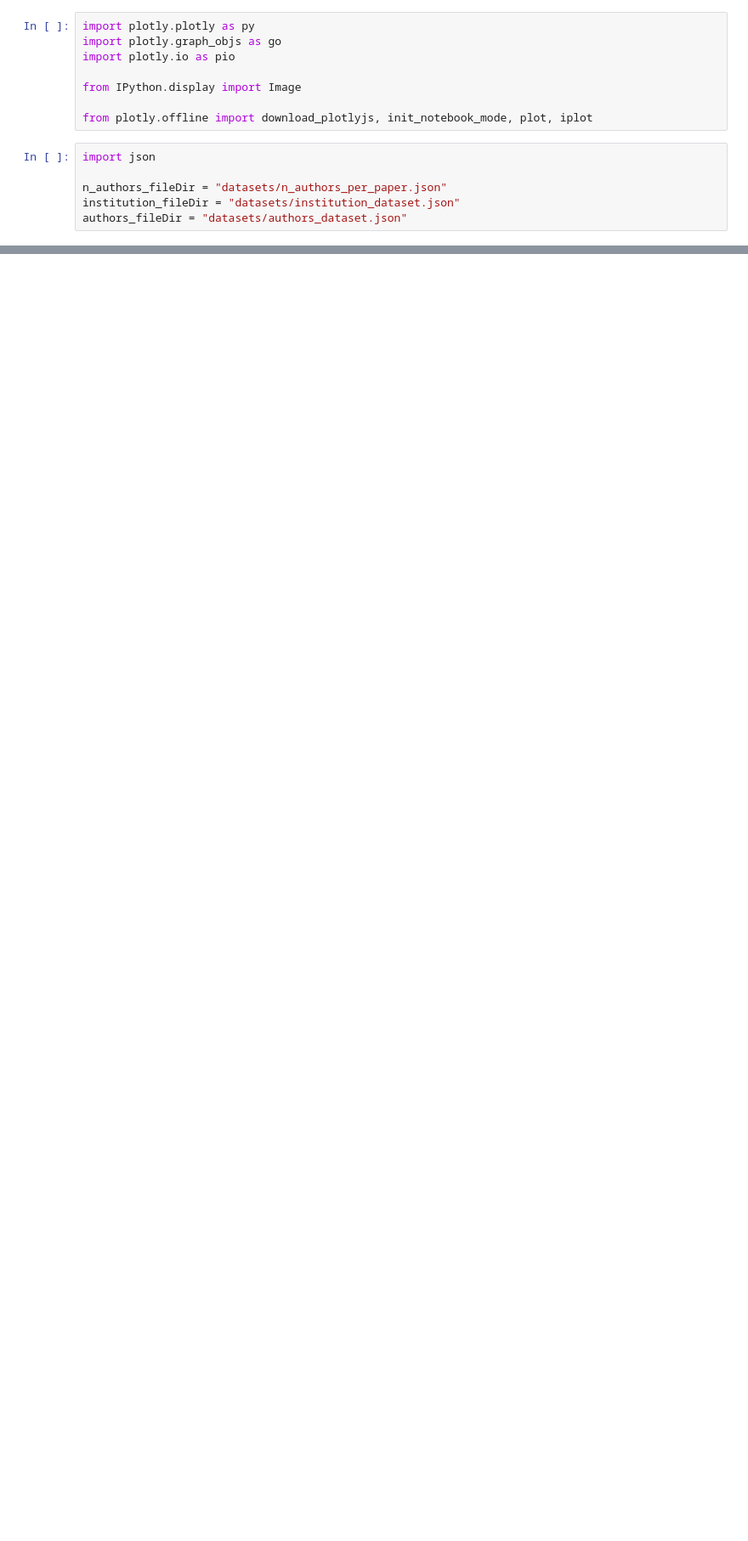
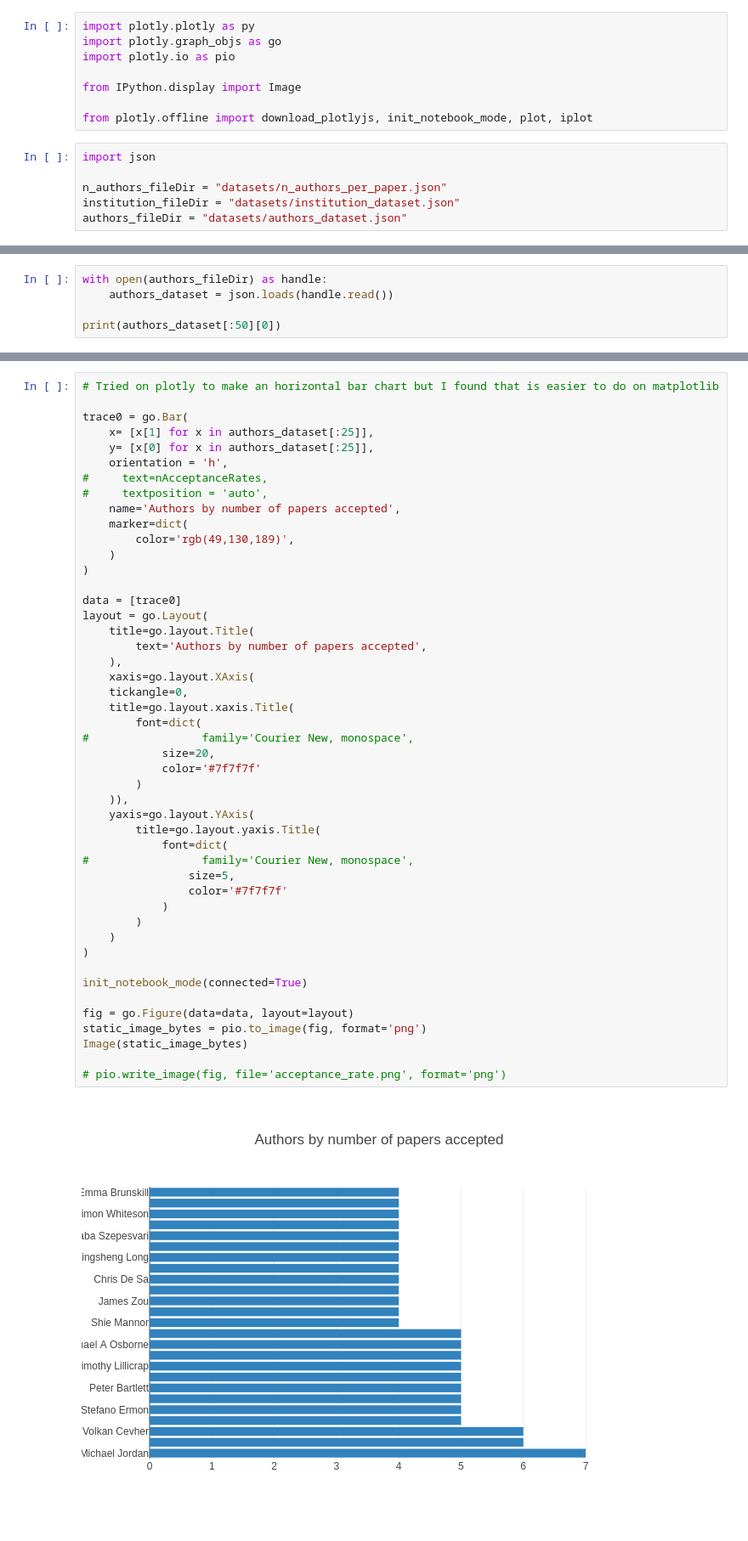
Before and after one commit to dcharrezt/ICML-2019-Stats, a Jupyter notebook: graphs.ipynb, the cells around one changed output, grey strips where cells are left out. Shown: that part at 85% size. Cells and saved outputs as stored; diff of their text form; blank space fills up the shorter version.

Commit message:
added plot of authors ranked by number of papers accepted

```diff
--- a/graphs.ipynb
+++ b/graphs.ipynb
@@ -71,3 +66,8 @@ static_image_bytes = pio.to_image(fig, format='png')
 Image(static_image_bytes)
 
 pio.write_image(fig, file='images/authors_per_paper.png', format='png')
+# %%
+with open(authors_fileDir) as handle:
+    authors_dataset = json.loads(handle.read())
+
+print(authors_dataset[:50][0])
@@ -73,0 +76,49 @@ pio.write_image(fig, file='images/authors_per_paper.png', format='png')
+# %%
+# Tried on plotly to make an horizontal bar chart but I found that is easier to do on matplotlib
+
+trace0 = go.Bar(
+    x= [x[1] for x in authors_dataset[:25]],
+    y= [x[0] for x in authors_dataset[:25]],
+    orientation = 'h',
+#     text=nAcceptanceRates,
+#     textposition = 'auto',
+    name='Authors by number of papers accepted',
+    marker=dict(
+        color='rgb(49,130,189)',
+    )
+)
+
+data = [trace0]
+layout = go.Layout(
+    title=go.layout.Title(
+        text='Authors by number of papers accepted',
+    ),
+    xaxis=go.layout.XAxis(
+    tickangle=0,
+    title=go.layout.xaxis.Title(
+        font=dict(
+#                 family='Courier New, monospace',
+            size=20,
+            color='#7f7f7f'
+        )
+    )),
+    yaxis=go.layout.YAxis(
+        title=go.layout.yaxis.Title(
+            font=dict(
+#                 family='Courier New, monospace',
+                size=5,
+                color='#7f7f7f'
+            )
+        )
+    )
+)
+
+init_notebook_mode(connected=True)
+
+fig = go.Figure(data=data, layout=layout)
+static_image_bytes = pio.to_image(fig, format='png')
+Image(static_image_bytes)
+
+# pio.write_image(fig, file='acceptance_rate.png', format='png')
+# %% [output]
+[figure, added]
```
Also changed, not shown: parts of 3 cells of this notebook, 6 other files.
